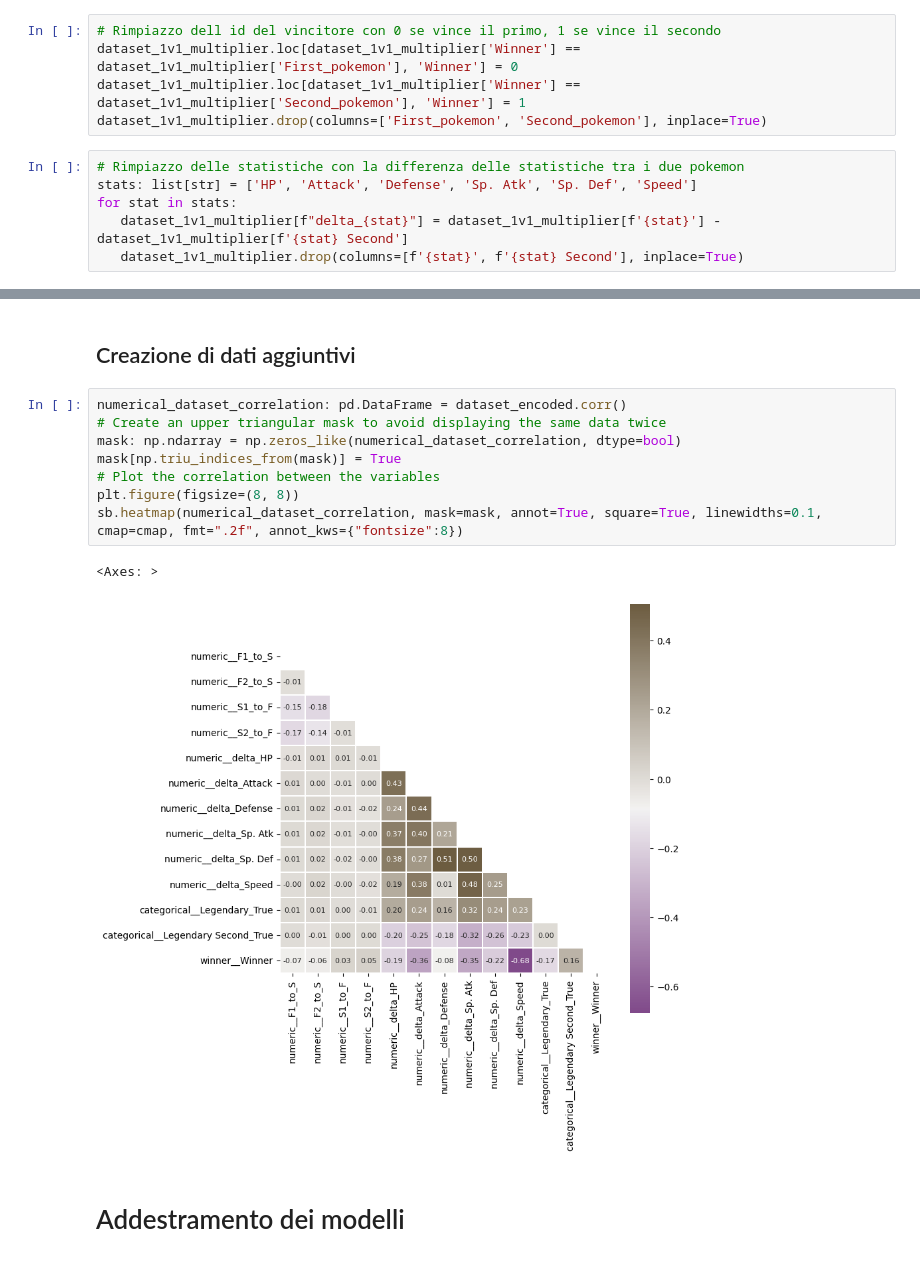
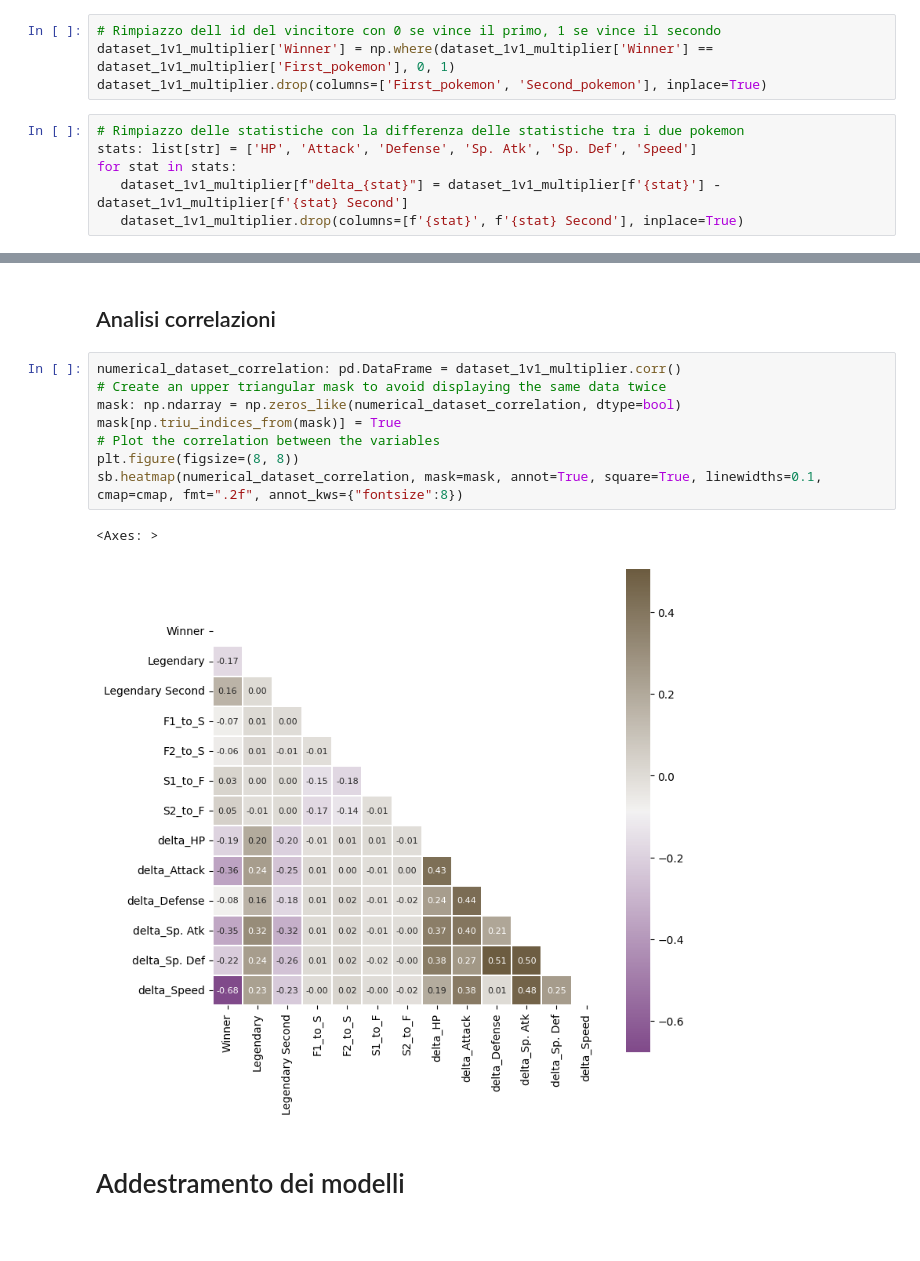
Before and after one commit to Fuwuffyi/Pokemon-DataIntensive2025, a Jupyter notebook: main.ipynb, the cells around one changed output, grey strips where cells are left out. Drawn from its saved outputs; the diff is of its cells as text.

```diff
--- a/main.ipynb
+++ b/main.ipynb
@@ -159,8 +159,7 @@ dataset_1v1_multiplier = get_dual_multiplier(dataset_1v1_multiplier, 'Type 2 Sec
 dataset_1v1_multiplier.drop(columns=['Type 1', 'Type 2', 'Type 1 Second', 'Type 2 Second'], inplace=True)
 # %%
 # Rimpiazzo dell id del vincitore con 0 se vince il primo, 1 se vince il secondo
-dataset_1v1_multiplier.loc[dataset_1v1_multiplier['Winner'] == dataset_1v1_multiplier['First_pokemon'], 'Winner'] = 0
-dataset_1v1_multiplier.loc[dataset_1v1_multiplier['Winner'] == dataset_1v1_multiplier['Second_pokemon'], 'Winner'] = 1
+dataset_1v1_multiplier['Winner'] = np.where(dataset_1v1_multiplier['Winner'] == dataset_1v1_multiplier['First_pokemon'], 0, 1)
 dataset_1v1_multiplier.drop(columns=['First_pokemon', 'Second_pokemon'], inplace=True)
 # %%
 # Rimpiazzo delle statistiche con la differenza delle statistiche tra i due pokemon
@@ -216,16 +170,16 @@ dtype: float64
-# %% [markdown]
-## Creazione di dati aggiuntivi
+# %% [markdown]
+## Analisi correlazioni
 # %%
-numerical_dataset_correlation: pd.DataFrame = dataset_encoded.corr()
+numerical_dataset_correlation: pd.DataFrame = dataset_1v1_multiplier.corr()
 # Create an upper triangular mask to avoid displaying the same data twice
 mask: np.ndarray = np.zeros_like(numerical_dataset_correlation, dtype=bool)
 mask[np.triu_indices_from(mask)] = True
 # Plot the correlation between the variables
 plt.figure(figsize=(8, 8))
 sb.heatmap(numerical_dataset_correlation, mask=mask, annot=True, square=True, linewidths=0.1, cmap=cmap, fmt=".2f", annot_kws={"fontsize":8})
 # %% [output]
 <Axes: >
-[figure, old version]
+[figure, new version]
 # %% [markdown]
 # Addestramento dei modelli
 # %%
```
Also changed, not shown: parts of 11 cells of this notebook.
